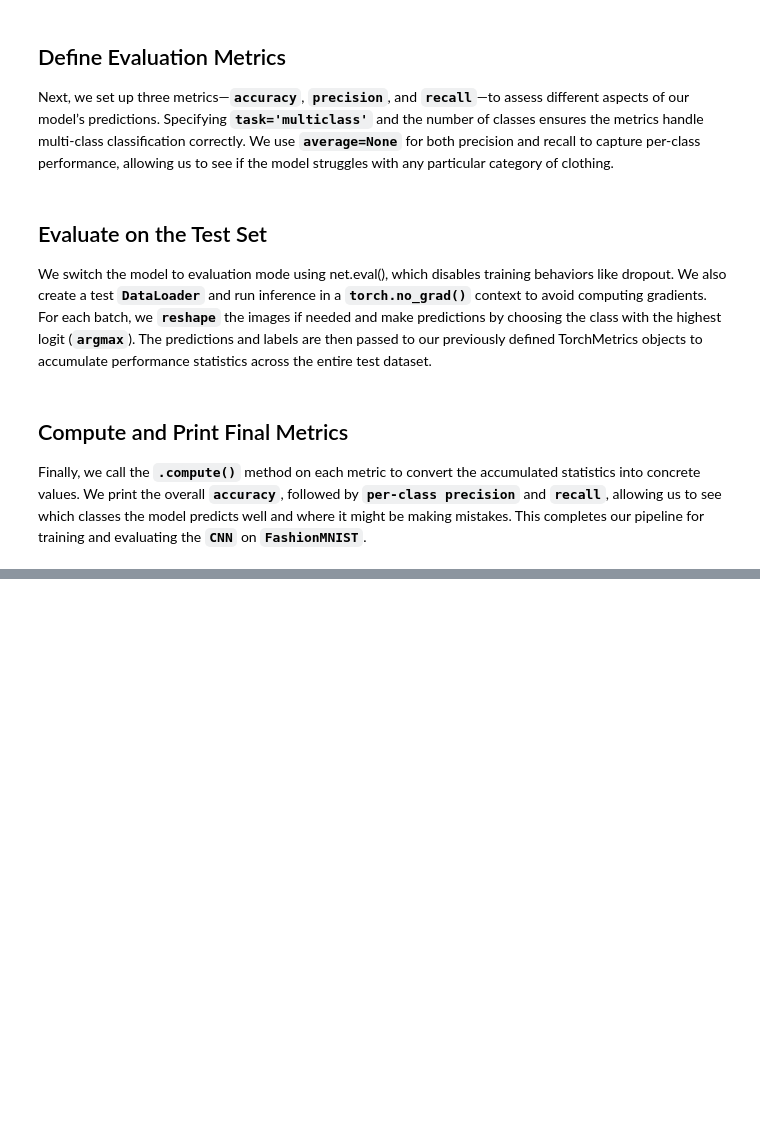
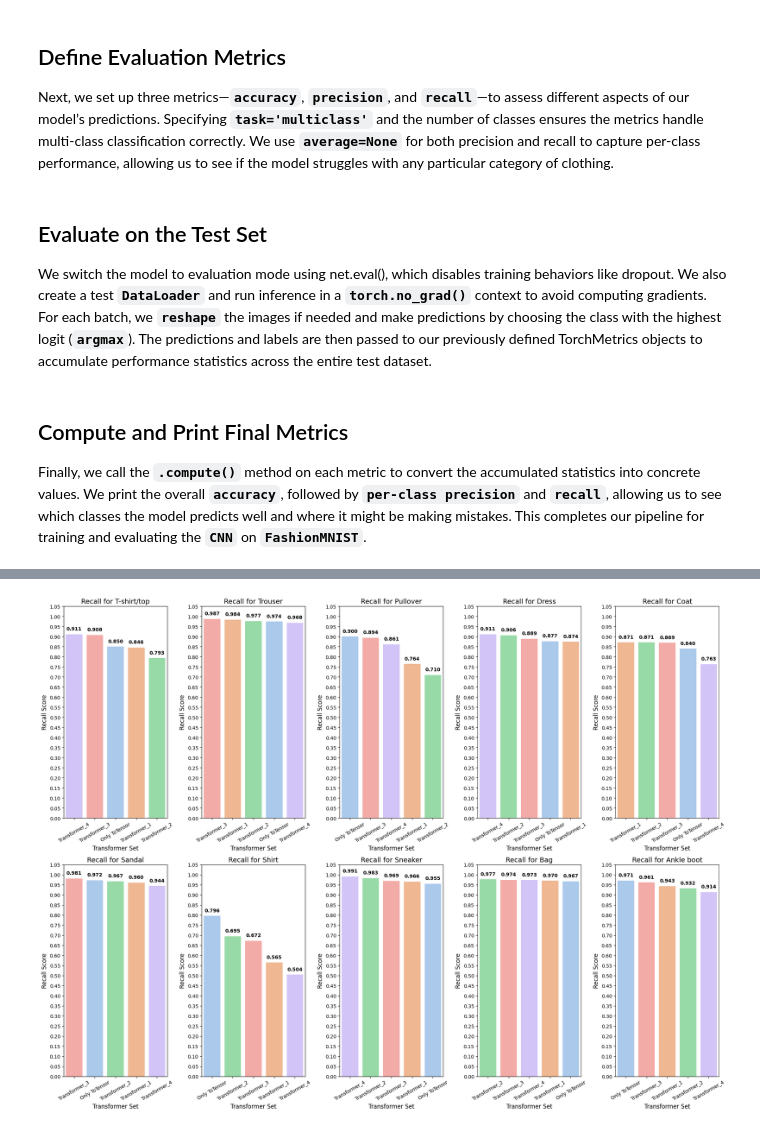
Before and after one commit to WasinYok/AutoTag-with-CNN, a Jupyter notebook: Cloth_tagging_with_CNN.ipynb, the cells around one changed output, grey strips where cells are left out. Saved outputs shown, nothing was run; the diff lists cells and outputs as text; code cells hidden in the pictures; blank space fills up the shorter version.

```diff
--- a/Cloth_tagging_with_CNN.ipynb
+++ b/Cloth_tagging_with_CNN.ipynb
@@ -355,0 +475,8 @@ Ankle boot : 0.9400
+# %%
+file_list = ["model_before_transform.csv", "model_transform_1.csv", "model_transform_2.csv", "model_transform_3.csv", "model_transform_4.csv"]
+
+transformer_list = ["Only ToTensor", "Transformer_1", "Transformer_2", "Transformer_3", "Transformer_4"]
+
+zip_list = list(zip(file_list, transformer_list))
+
+zip_list
@@ -355,0 +537,6 @@ Ankle boot : 0.9400
+# %%
+df_recall = pd.DataFrame(df_list)
+cols = ["Transformer Set"] + [col for col in df_recall.columns if col != "Transformer Set"]
+df_recall = df_recall[cols]
+
+df_recall
@@ -355,0 +590,52 @@ Ankle boot : 0.9400
+# %%
+# Set the figure size dynamically based on the number of clothing categories
+num_categories = len(df_recall.columns) - 1  # Exclude "Transformer Set"
+num_rows = (num_categories // 3) + (num_categories % 3 > 0)  # Arrange in rows of 3
+fig, axes = plt.subplots(2, 5, figsize=(20, 15))  # Grid layout
+
+# Flatten axes array if it's a multi-row layout
+axes = axes.flatten()
+
+# Define a pastel color palette with specific colors assigned to each Transformer Set
+transformer_sets = df_recall["Transformer Set"].unique()
+pastel_colors = sns.color_palette("pastel", len(transformer_sets))
+color_mapping = dict(zip(transformer_sets, pastel_colors))  # Assign each Transformer a color
+
+# Plot each category
+for i, category in enumerate(df_recall.columns[1:]):  # Skip "Transformer Set"
+    # Sort dataframe by recall values (descending order)
+    sorted_df = df_recall.sort_values(by=category, ascending=False)
+
+    # Plot the bar chart with a specific color for each Transformer Set
+    ax = axes[i]  # Reference to current subplot
+    sns.barplot(data = sorted_df,
+                x = "Transformer Set",
+                y = category,
+                ax = ax,
+                palette = color_mapping,  # Use fixed colors per Transformer Set
+                hue = "Transformer Set",
+                dodge = False)  # Ensures bars are not split into groups
+
+    # Customize subplot
+    ax.set_title(f"Recall for {category}", fontsize=14)
+    ax.set_xlabel("Transformer Set", fontsize=12)
+    ax.set_ylabel("Recall Score", fontsize=12)
+    ax.set_ylim(0, 1.05)  # Extend limit slightly for better label placement
+    ax.tick_params(axis='x', rotation=30)  # Rotate x-axis labels for readability
+    ax.set_yticks(np.arange(0, 1.1, 0.05))
+
+    for p in ax.patches:  # Iterate through bars
+        height = p.get_height()  # Get bar height (recall value)
+        x_position = p.get_x() + p.get_width() / 2  # Get bar center position
+        ax.text(x_position, height + 0.02, f"{height:.3f}",
+                ha='center', fontsize=10, fontweight='bold', color='black')
+
+# Hide empty subplots if num_categories is not a multiple of 3
+for j in range(i + 1, len(axes)):
+    fig.delaxes(axes[j])  # Remove extra subplots
+
+# Adjust layout
+plt.tight_layout()
+plt.show()
+# %% [output]
+[figure, added]
```
Also changed, not shown: parts of 20 cells of this notebook, 6 other files.
